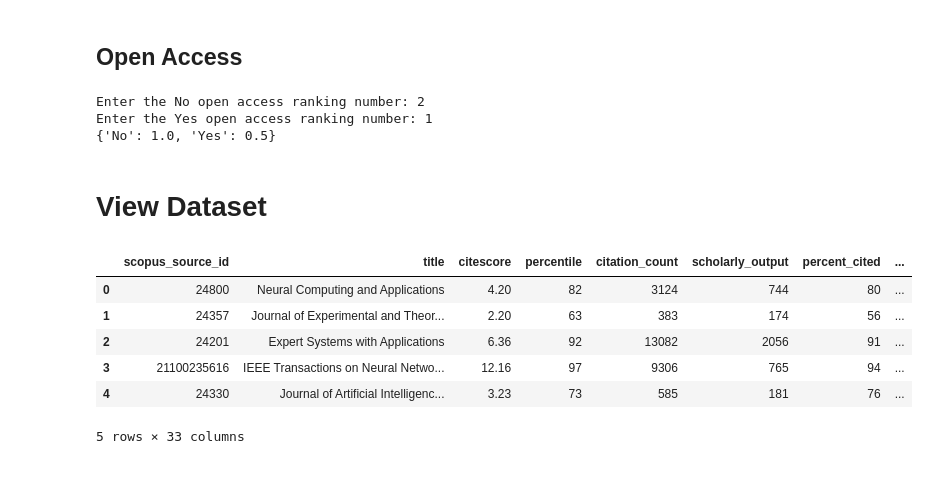
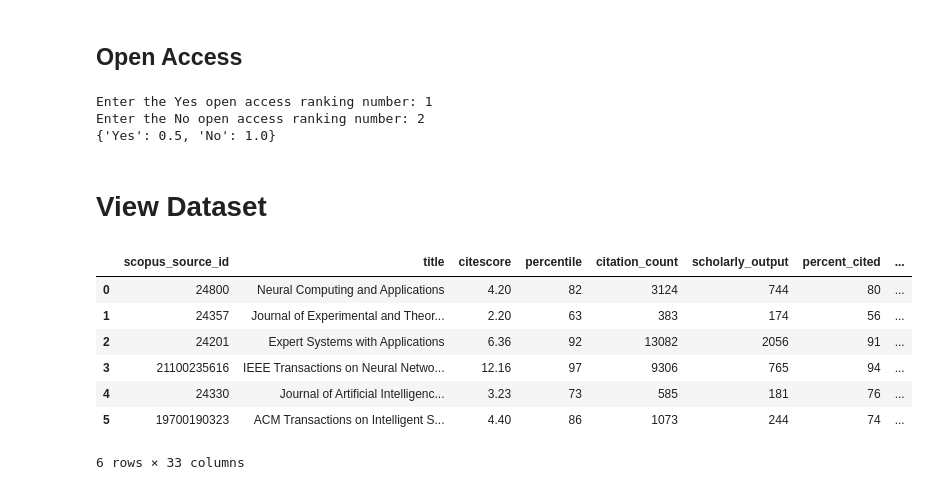
Before and after one commit to Oritsegbubemi/journal-ranking-system-dataset, a Jupyter notebook: Examples/AI Journals Ranking/Ranking Journals.ipynb, the cells around one changed output. Cells and saved outputs as stored; diff of their text form; code cells hidden in the pictures.

```diff
--- a/Examples/AI Journals Ranking/Ranking Journals.ipynb
+++ b/Examples/AI Journals Ranking/Ranking Journals.ipynb
@@ -228,7 +228,7 @@ Enter the Annual frequency ranking number: 1
 # %%
 open_access = dict()
 def user_open_access():
-    list_open_access = ["No", "Yes"]
+    list_open_access = ["Yes", "No"]
     value_open_access = np.linspace(0.0, 1.0, 3).round(3).tolist()
     len_open_access = len(list_open_access)
     check_duplicate = []
@@ -256,20 +256,21 @@ for i in rank_open_access:
         if (i == key):
             a = rank_open_access.replace(i,open_access[key], inplace=True)
 # %% [output]
+Enter the Yes open access ranking number: 1
 Enter the No open access ranking number: 2
-Enter the Yes open access ranking number: 1
-{'No': 1.0, 'Yes': 0.5}
+{'Yes': 0.5, 'No': 1.0}
 # %% [markdown]
 # View Dataset
 # %%
-journal.head()
+journal.head(6)
 # %% [output]
 |  | scopus_source_id | title | citescore | percentile | citation_count | scholarly_output | percent_cited | ... |
 | 0 | 24800 | Neural Computing and Applications | 4.20 | 82 | 3124 | 744 | 80 | ... |
 | 1 | 24357 | Journal of Experimental and Theor... | 2.20 | 63 | 383 | 174 | 56 | ... |
 | 2 | 24201 | Expert Systems with Applications | 6.36 | 92 | 13082 | 2056 | 91 | ... |
 | 3 | 21100235616 | IEEE Transactions on Neural Netwo... | 12.16 | 97 | 9306 | 765 | 94 | ... |
 | 4 | 24330 | Journal of Artificial Intelligenc... | 3.23 | 73 | 585 | 181 | 76 | ... |
+| 5 | 19700190323 | ACM Transactions on Intelligent S... | 4.40 | 86 | 1073 | 244 | 74 | ... |
-5 rows × 33 columns
+6 rows × 33 columns
 # %%
 journal.to_csv('User Journals.csv', index=False)
```
Also changed, not shown: parts of 3 cells of this notebook, 6 other files.
